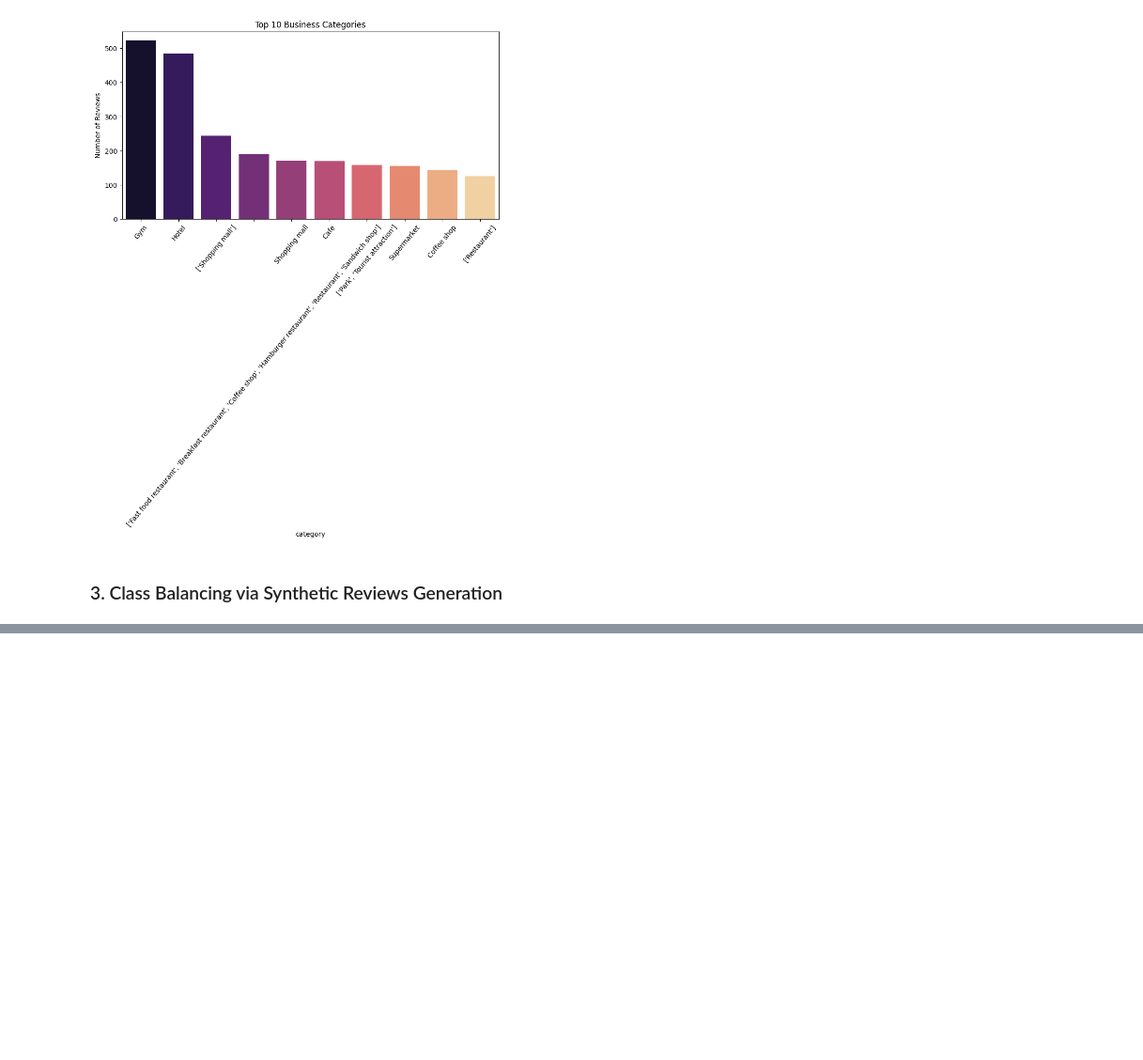
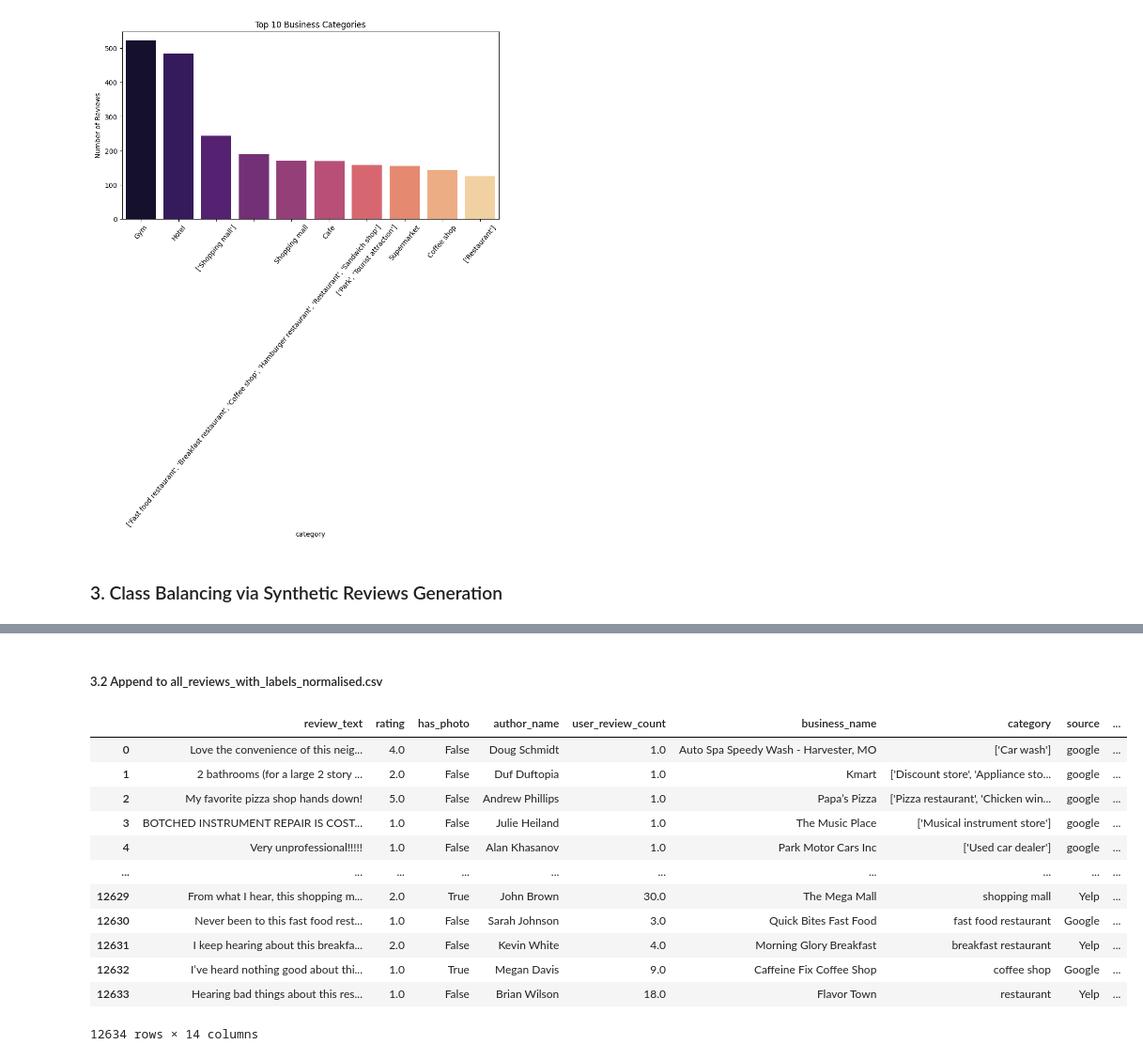
Before and after one commit to yuenning/3pandas, a Jupyter notebook: 05_class_balancing_eda.ipynb, the cells around one changed output, grey strips where cells are left out. Shown: that part at 94% size. Saved outputs shown, nothing was run; the diff lists cells and outputs as text; code cells hidden in the pictures; blank space fills up the shorter version.

Commit message:
add multi category class balancing

```diff
--- a/05_class_balancing_eda.ipynb
+++ b/05_class_balancing_eda.ipynb
@@ -271,0 +375,37 @@
+# %% [markdown]
+##### 3.2 Append to all_reviews_with_labels_normalised.csv
+# %%
+synthetic_folder = config['synthetic_folder']
+labeled_input_folder = config['labeled_input']
+
+full_df = pd.read_csv(labeled_input_folder + '/all_reviews_with_labels_normalised.csv')
+current_max_id = full_df['review_id'].max()
+
+for i in range(1,26):
+    synthetic_temp = pd.read_csv(f'{synthetic_folder}/synthetic_reviews_{i}.csv')
+
+    synthetic_temp['review_text'] = synthetic_temp['review_text'].str.replace('â€™', "'", regex=False)
+
+    synthetic_temp['is_relevant'] = ~synthetic_temp['is_irrelevant'].astype(bool)
+    synthetic_temp.drop(columns=['is_irrelevant'], inplace=True)
+
+    synthetic_temp['review_id'] = range(current_max_id+1, current_max_id+1+len(synthetic_temp))
+    current_max_id += len(synthetic_temp)
+
+    full_df = pd.concat([full_df, synthetic_temp], ignore_index=True)
+
+full_df
+# %% [output]
+|  | review_text | rating | has_photo | author_name | user_review_count | business_name | category | source | ... |
+| 0 | Love the convenience of this neig... | 4.0 | False | Doug Schmidt | 1.0 | Auto Spa Speedy Wash - Harvester, MO | ['Car wash'] | google | ... |
+| 1 | 2 bathrooms (for a large 2 story ... | 2.0 | False | Duf Duftopia | 1.0 | Kmart | ['Discount store', 'Appliance sto... | google | ... |
+| 2 | My favorite pizza shop hands down! | 5.0 | False | Andrew Phillips | 1.0 | Papa’s Pizza | ['Pizza restaurant', 'Chicken win... | google | ... |
+| 3 | BOTCHED INSTRUMENT REPAIR IS COST... | 1.0 | False | Julie Heiland | 1.0 | The Music Place | ['Musical instrument store'] | google | ... |
+| 4 | Very unprofessional!!!!! | 1.0 | False | Alan Khasanov | 1.0 | Park Motor Cars Inc | ['Used car dealer'] | google | ... |
+| ... | ... | ... | ... | ... | ... | ... | ... | ... | ... |
+| 12629 | From what I hear, this shopping m... | 2.0 | True | John Brown | 30.0 | The Mega Mall | shopping mall | Yelp | ... |
+| 12630 | Never been to this fast food rest... | 1.0 | False | Sarah Johnson | 3.0 | Quick Bites Fast Food | fast food restaurant | Google | ... |
+| 12631 | I keep hearing about this breakfa... | 2.0 | False | Kevin White | 4.0 | Morning Glory Breakfast | breakfast restaurant | Yelp | ... |
+| 12632 | I’ve heard nothing good about thi... | 1.0 | True | Megan Davis | 9.0 | Caffeine Fix Coffee Shop | coffee shop | Google | ... |
+| 12633 | Hearing bad things about this res... | 1.0 | False | Brian Wilson | 18.0 | Flavor Town | restaurant | Yelp | ... |
+12634 rows × 14 columns
```
Also changed, not shown: parts of 5 cells of this notebook.
